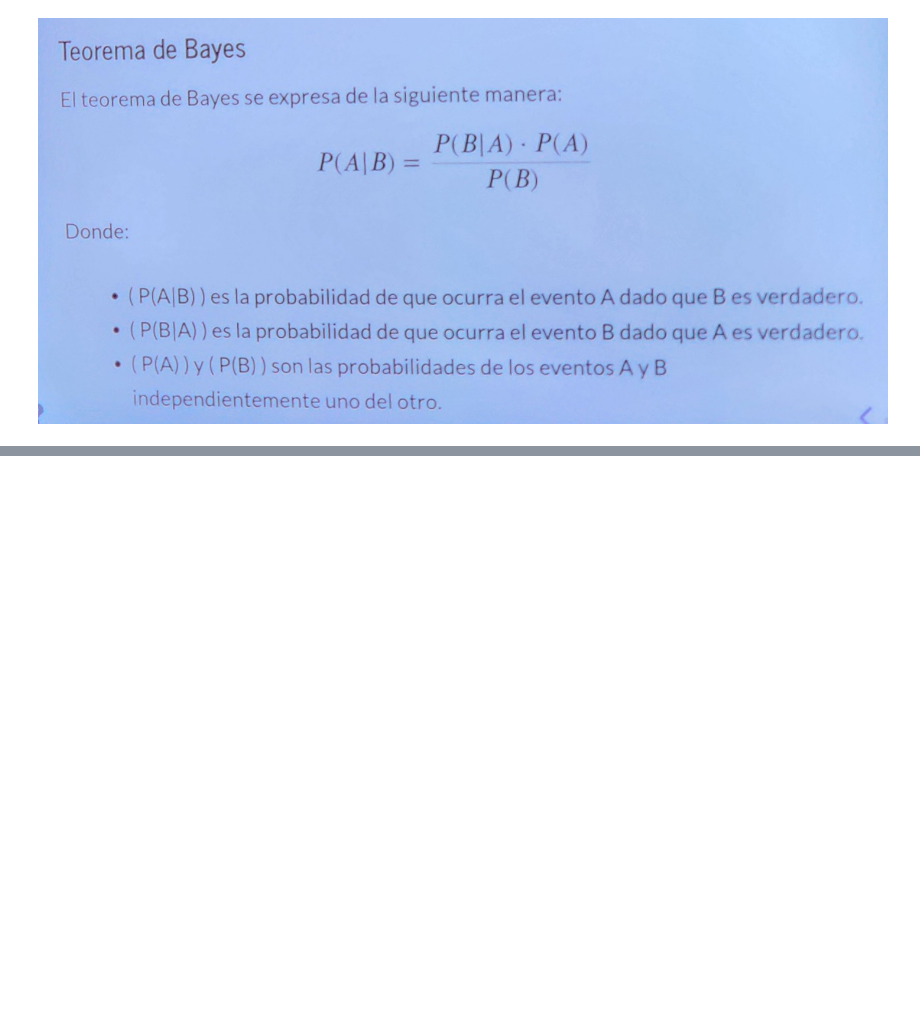
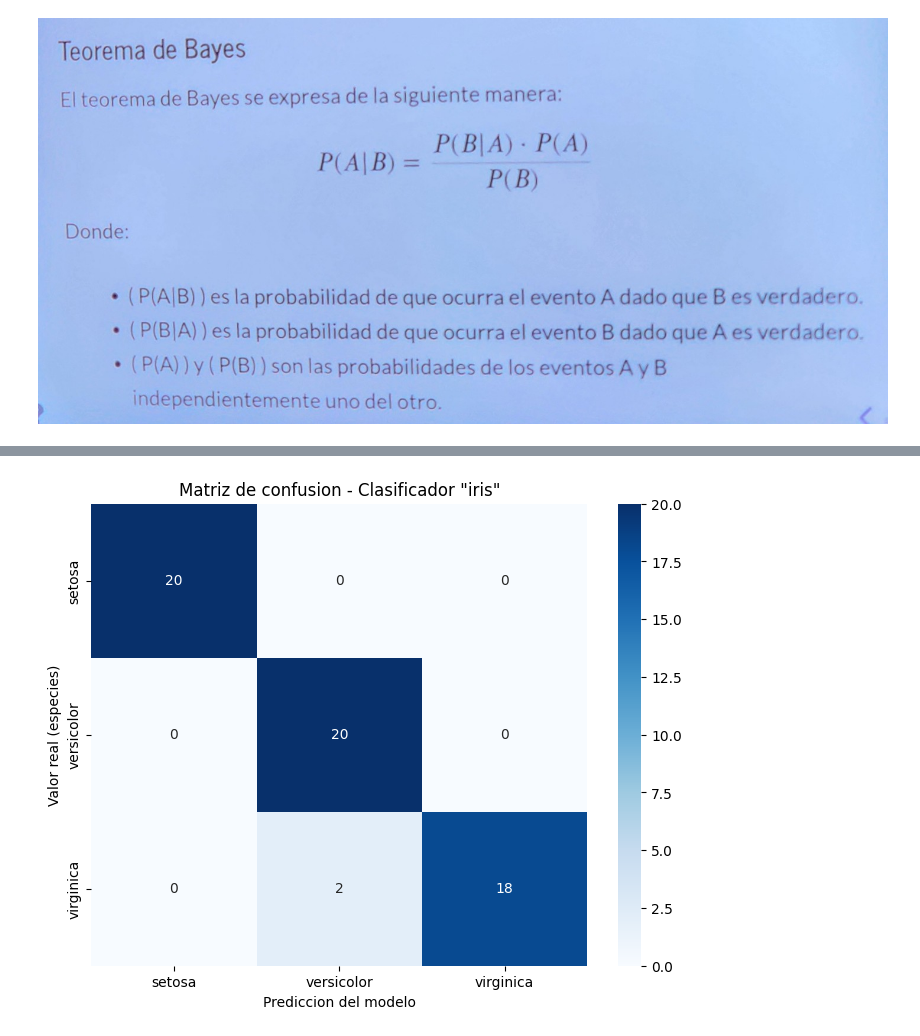
Before and after one commit to JavierSanchez22/IA, a Jupyter notebook: 09-aprendizaje_automatico-Naive_Bayes.ipynb, the cells around one changed output, grey strips where cells are left out. Saved outputs shown, nothing was run; the diff lists cells and outputs as text; code cells hidden in the pictures; blank space fills up the shorter version.

```diff
--- a/09-aprendizaje_automatico-Naive_Bayes.ipynb
+++ b/09-aprendizaje_automatico-Naive_Bayes.ipynb
@@ -6,0 +17,16 @@
+# %%
+data = sns.load_dataset('iris')
+train, test = train_test_split(data, test_size=0.4, stratify=data['species'], random_state=23)
+# %%
+# Separacion de la etiqueta de clase y atributos
+x_train = train[['sepal_length', 'sepal_width', 'petal_length', 'petal_width']]
+y_train = train['species']
+x_test = test[['sepal_length', 'sepal_width', 'petal_length', 'petal_width']]
+y_test = test['species']
+# %%
+# Clasificador
+mod_gnb = GaussianNB()
+mod_gnb.fit(x_train, y_train)
+
+# Prediccion
+y_pred = mod_gnb.predict(x_test)
@@ -6,0 +71,10 @@
+# %%
+cm = metrics.confusion_matrix(y_test, y_pred)
+plt.figure(figsize=(8, 6))
+sns.heatmap(cm, annot=True, fmt='d', cmap='Blues', xticklabels=mod_gnb.classes_, yticklabels=mod_gnb.classes_)
+plt.xlabel('Prediccion del modelo')
+plt.ylabel('Valor real (especies)')
+plt.title('Matriz de confusion - Clasificador "iris"')
+plt.show()
+# %% [output]
+[figure, added]
```
Also changed, not shown: parts of 5 cells of this notebook, 1 other file.
